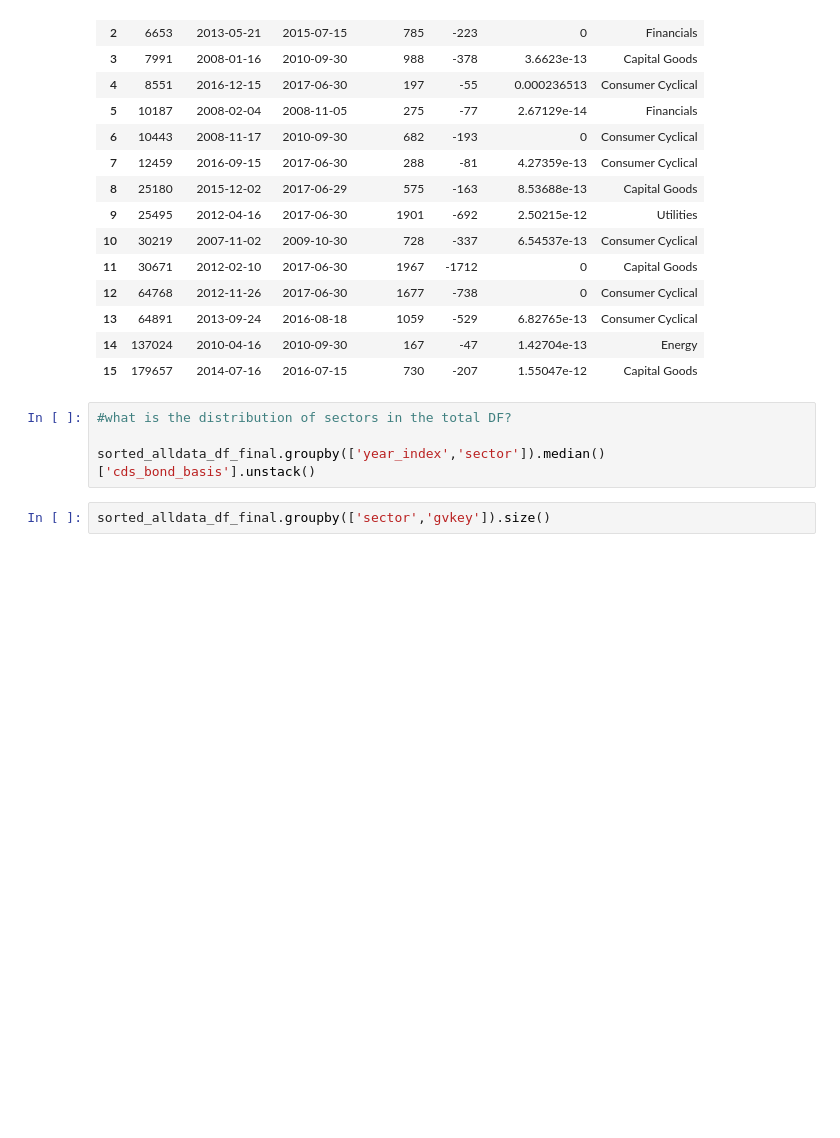
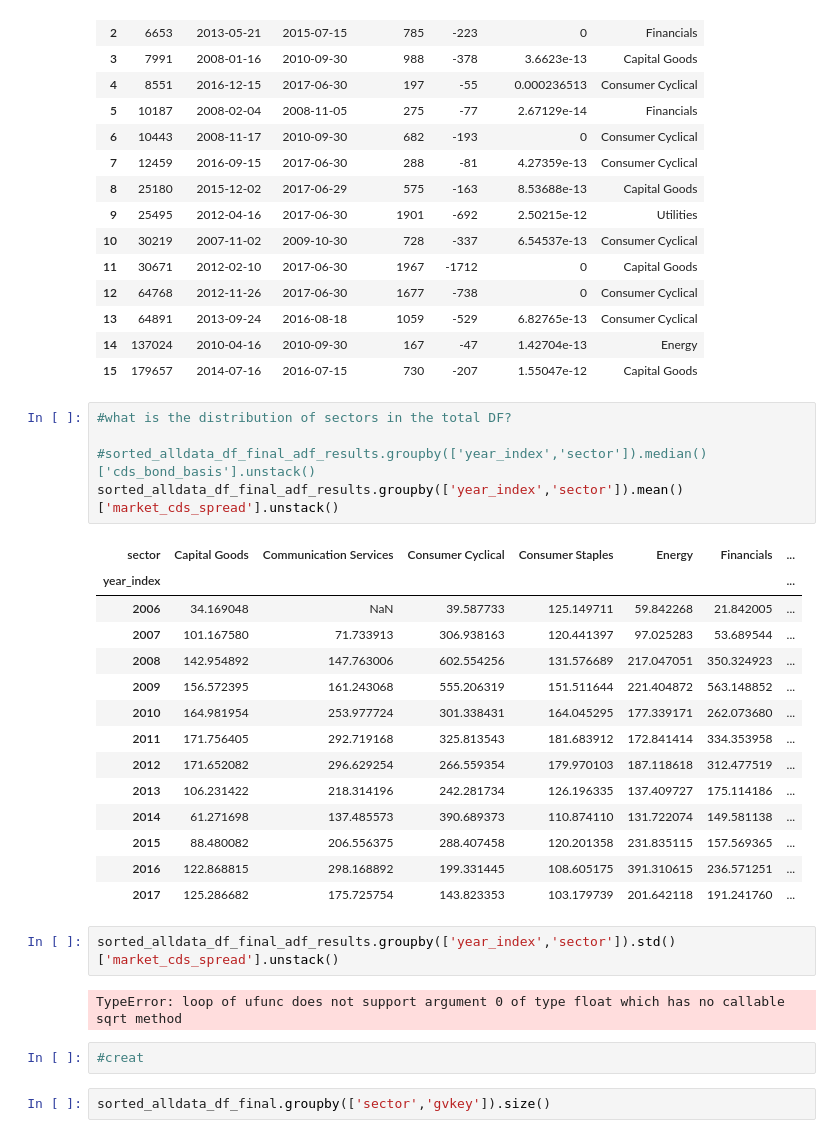
Before and after one commit to Jspano95/Jspano_MScQFin_Thesis, a Jupyter notebook: Jspano_MSc_QuantFin_Public_Github_V1.00.ipynb, the cells around one changed output. Cells and saved outputs as stored; diff of their text form; blank space fills up the shorter version.

```diff
--- a/Jspano_MSc_QuantFin_Public_Github_V1.00.ipynb
+++ b/Jspano_MSc_QuantFin_Public_Github_V1.00.ipynb
@@ -2498,7 +2715,29 @@ za_problem_df
 # %%
 #what is the distribution of sectors in the total DF?
 
-sorted_alldata_df_final.groupby(['year_index','sector']).median()['cds_bond_basis'].unstack()
+#sorted_alldata_df_final_adf_results.groupby(['year_index','sector']).median()['cds_bond_basis'].unstack()
+sorted_alldata_df_final_adf_results.groupby(['year_index','sector']).mean()['market_cds_spread'].unstack()
+# %% [output]
+| sector | Capital Goods | Communication Services | Consumer Cyclical | Consumer Staples | Energy | Financials | ... |
+| year_index |  |  |  |  |  |  | ... |
+| 2006 | 34.169048 | NaN | 39.587733 | 125.149711 | 59.842268 | 21.842005 | ... |
+| 2007 | 101.167580 | 71.733913 | 306.938163 | 120.441397 | 97.025283 | 53.689544 | ... |
+| 2008 | 142.954892 | 147.763006 | 602.554256 | 131.576689 | 217.047051 | 350.324923 | ... |
+| 2009 | 156.572395 | 161.243068 | 555.206319 | 151.511644 | 221.404872 | 563.148852 | ... |
+| 2010 | 164.981954 | 253.977724 | 301.338431 | 164.045295 | 177.339171 | 262.073680 | ... |
+| 2011 | 171.756405 | 292.719168 | 325.813543 | 181.683912 | 172.841414 | 334.353958 | ... |
+| 2012 | 171.652082 | 296.629254 | 266.559354 | 179.970103 | 187.118618 | 312.477519 | ... |
+| 2013 | 106.231422 | 218.314196 | 242.281734 | 126.196335 | 137.409727 | 175.114186 | ... |
+| 2014 | 61.271698 | 137.485573 | 390.689373 | 110.874110 | 131.722074 | 149.581138 | ... |
+| 2015 | 88.480082 | 206.556375 | 288.407458 | 120.201358 | 231.835115 | 157.569365 | ... |
+| 2016 | 122.868815 | 298.168892 | 199.331445 | 108.605175 | 391.310615 | 236.571251 | ... |
+| 2017 | 125.286682 | 175.725754 | 143.823353 | 103.179739 | 201.642118 | 191.241760 | ... |
+# %%
+sorted_alldata_df_final_adf_results.groupby(['year_index','sector']).std()['market_cds_spread'].unstack()
+# %% [output]
+TypeError: loop of ufunc does not support argument 0 of type float which has no callable sqrt method
+# %%
+#creat
 # %%
 sorted_alldata_df_final.groupby(['sector','gvkey']).size()
 # %% [output]
```
Also changed, not shown: parts of 75 cells of this notebook.
